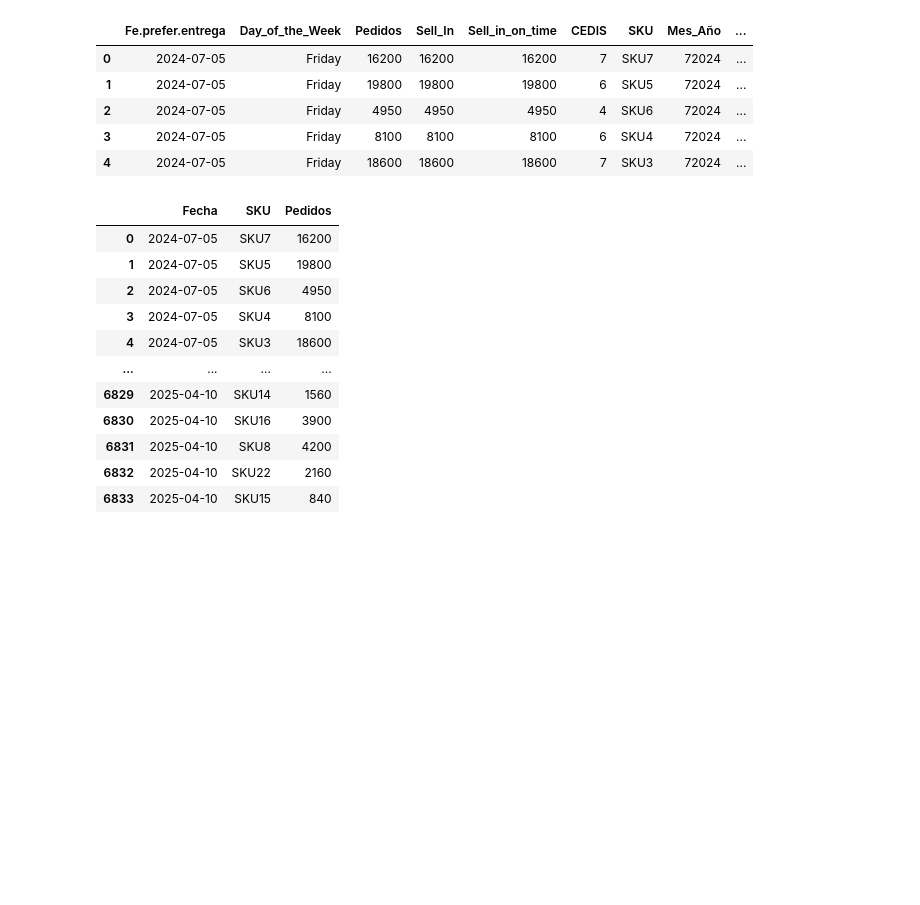
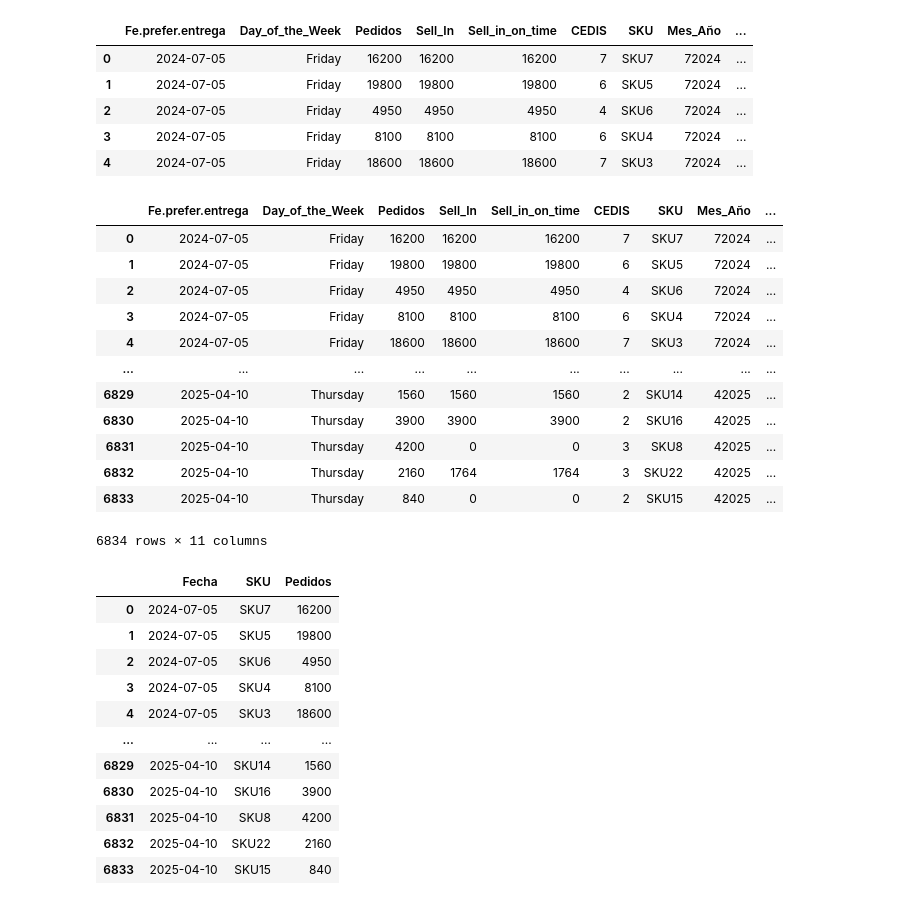
Before and after one commit to JhonattanReales21/innv_tec_1_icesi, a Jupyter notebook: notebooks/ml_pipeline_p_sku.ipynb, the cells around one changed output. Saved outputs shown, nothing was run; the diff lists cells and outputs as text; code cells hidden in the pictures; blank space fills up the shorter version.

```diff
--- a/notebooks/ml_pipeline_p_sku.ipynb
+++ b/notebooks/ml_pipeline_p_sku.ipynb
@@ -78,6 +78,22 @@ df_base.head(5)
 | 2 | 2024-07-05 | Friday | 4950 | 4950 | 4950 | 4 | SKU6 | 72024 | ... |
 | 3 | 2024-07-05 | Friday | 8100 | 8100 | 8100 | 6 | SKU4 | 72024 | ... |
 | 4 | 2024-07-05 | Friday | 18600 | 18600 | 18600 | 7 | SKU3 | 72024 | ... |
+# %%
+df_base
+# %% [output]
+|  | Fe.prefer.entrega | Day_of_the_Week | Pedidos | Sell_In | Sell_in_on_time | CEDIS | SKU | Mes_Año | ... |
+| 0 | 2024-07-05 | Friday | 16200 | 16200 | 16200 | 7 | SKU7 | 72024 | ... |
+| 1 | 2024-07-05 | Friday | 19800 | 19800 | 19800 | 6 | SKU5 | 72024 | ... |
+| 2 | 2024-07-05 | Friday | 4950 | 4950 | 4950 | 4 | SKU6 | 72024 | ... |
+| 3 | 2024-07-05 | Friday | 8100 | 8100 | 8100 | 6 | SKU4 | 72024 | ... |
+| 4 | 2024-07-05 | Friday | 18600 | 18600 | 18600 | 7 | SKU3 | 72024 | ... |
+| ... | ... | ... | ... | ... | ... | ... | ... | ... | ... |
+| 6829 | 2025-04-10 | Thursday | 1560 | 1560 | 1560 | 2 | SKU14 | 42025 | ... |
+| 6830 | 2025-04-10 | Thursday | 3900 | 3900 | 3900 | 2 | SKU16 | 42025 | ... |
+| 6831 | 2025-04-10 | Thursday | 4200 | 0 | 0 | 3 | SKU8 | 42025 | ... |
+| 6832 | 2025-04-10 | Thursday | 2160 | 1764 | 1764 | 3 | SKU22 | 42025 | ... |
+| 6833 | 2025-04-10 | Thursday | 840 | 0 | 0 | 2 | SKU15 | 42025 | ... |
+6834 rows × 11 columns
 # %%
 # Filtrar los datos relevantes para este analisis
 
```
Also changed, not shown: parts of 5 cells of this notebook, 1 other file.
